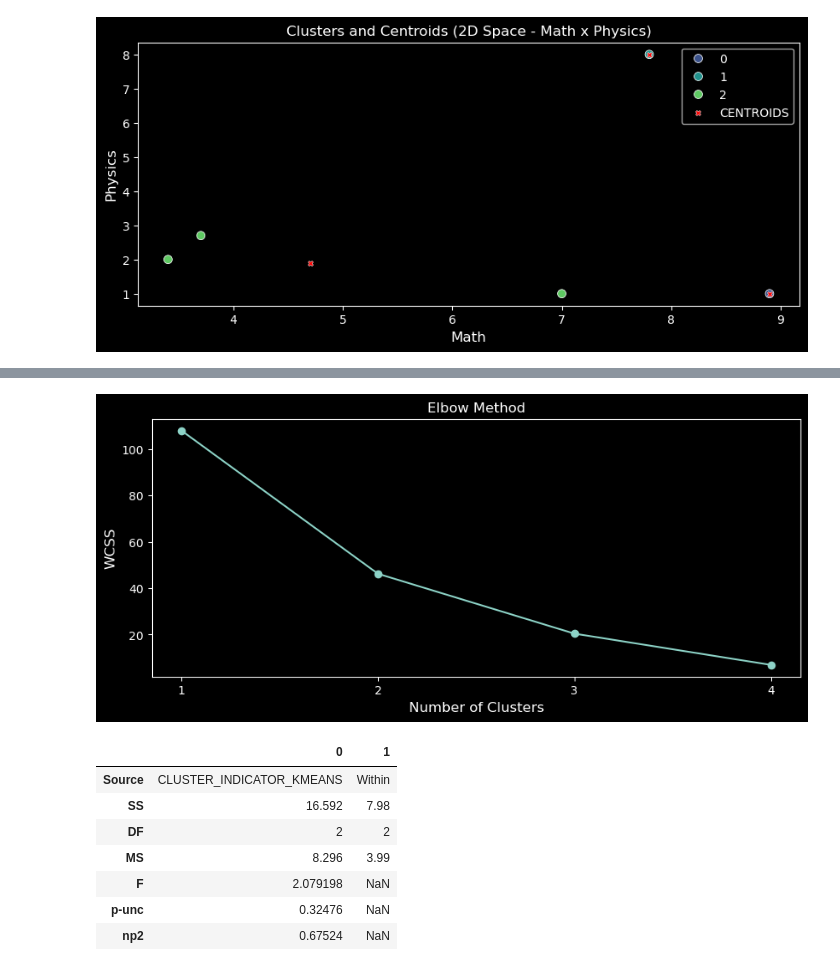
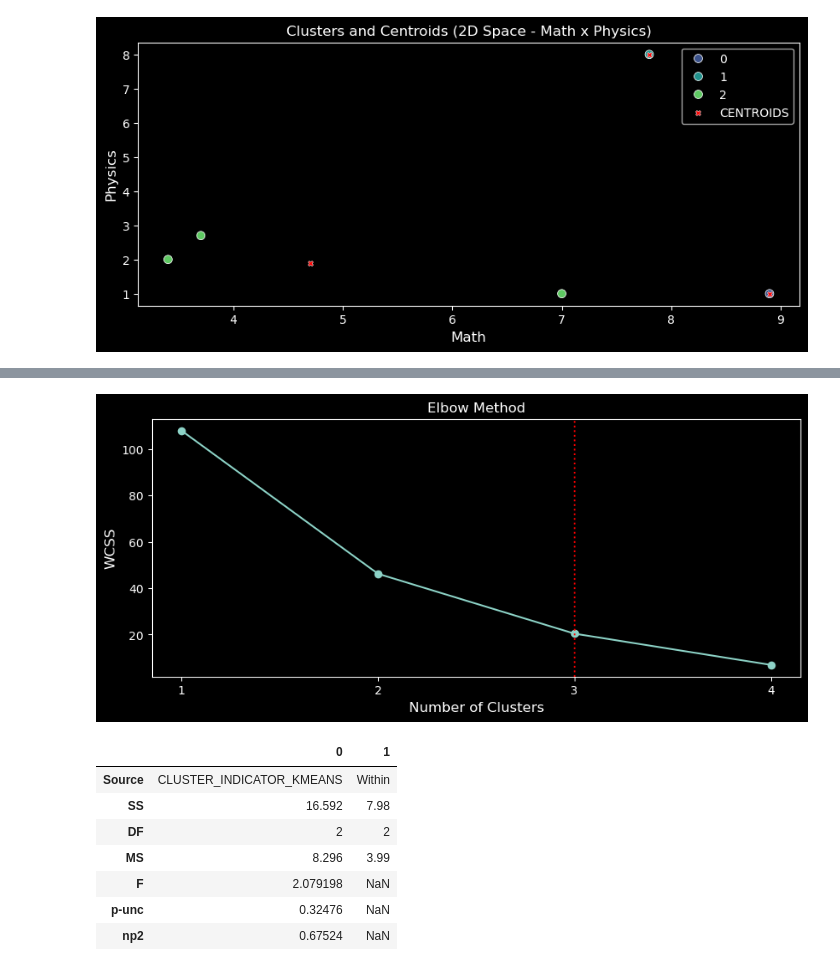
Before and after one commit to danielpm1982/sample-ml-clustering, a Jupyter notebook: sample-ml-clustering-k-means-student.ipynb, the cells around one changed output, grey strips where cells are left out. Saved outputs shown, nothing was run; the diff lists cells and outputs as text; code cells hidden in the pictures.

```diff
--- a/sample-ml-clustering-k-means-student.ipynb
+++ b/sample-ml-clustering-k-means-student.ipynb
@@ -176,24 +176,25 @@ fig.show()
 # %%
 elbow = []
 # A stopping point with max no. of clusters admitted is set below... as we have only 5 observations, the max no. of clusters would
 # be 4, 'cause if it were 5, there would be no clusterization at all - each observation would be a cluster on its own, as it
 # happens in a non-clusterized set of observations. So the range of possible clusters' number would be from 1 to (n-1), as below.
 # The KMeans algorithm is run for each k number of clusters, and the respective WCSS values are collected (from the inertia_
 # attribute), and then the graph is plotted. We can see that, starting from 3 clusters, the reduction on the WCSS starts being
 # visually neglectful. That's the elbow point, and, thus, we should choose 3 clusters at our KMeans clustering, for this dataset.
 K = range(1,5)
 for k in K:
     kmeanElbow = KMeans(n_clusters=k, init='random', random_state=100).fit(entrance_exam_data_without_student)
     elbow.append(kmeanElbow.inertia_)
 plt.figure(figsize=(10,4))
 plt.plot(K, elbow, marker='o')
 plt.xlabel('Number of Clusters', fontsize=12)
 plt.xticks(range(1,5))
 plt.ylabel('WCSS', fontsize=12)
+plt.axvline(x = 3, linestyle = 'dotted', color = 'red')
 plt.title('Elbow Method', fontsize=12)
 plt.show()
 # %% [output]
-[figure, old version]
+[figure, new version]
 # %%
 # ANOVA METHOD
 # This test is done, for each variable, individually, in order to evaluate how much difference we have between elements at
```
Also changed, not shown: parts of 1 cell of this notebook, 32 other files.
